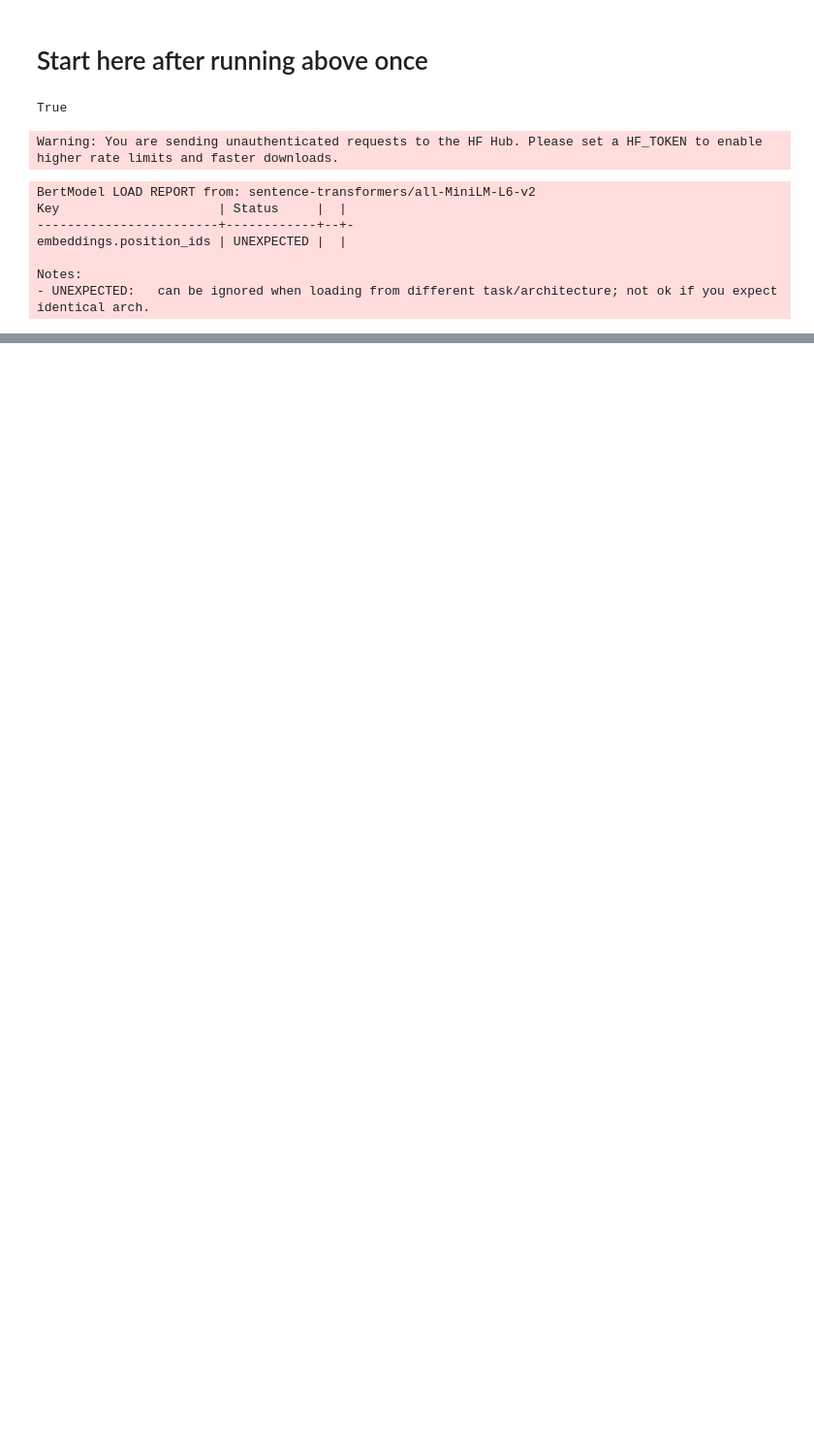
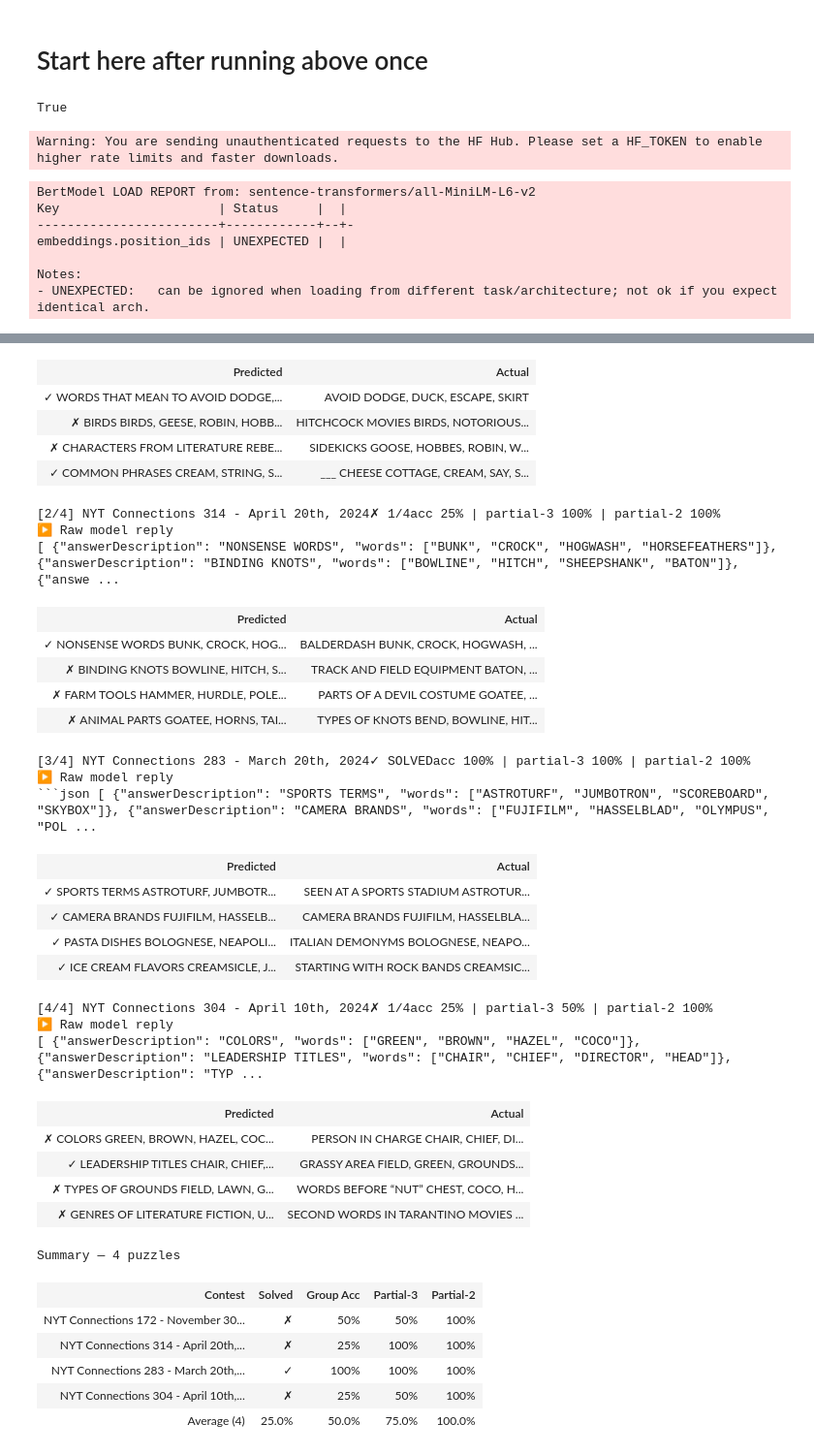
Before and after one commit to anantsahoo/nyt-connections-rag, a Jupyter notebook: notebooks/rag.ipynb, the cells around one changed output, grey strips where cells are left out. Shown at 97% size. Cells and saved outputs as stored; diff of their text form; code cells hidden in the pictures; blank space fills up the shorter version.

````diff
--- a/notebooks/rag.ipynb
+++ b/notebooks/rag.ipynb
@@ -217,0 +722,37 @@ display(output_area)
+# %%
+#Baseline: no hints provied to GPT
+raw_replies_without_hints = []
+all_actual_without_hints = []
+for i, puzzle in enumerate(pool):
+    #message building for GPT prompt
+    # System prompt for NYT Connections game
+    messages = [
+            {"role": "system", "content": f"""You are an expert at solving NYT Connections puzzles.
+
+        The puzzle has 16 words in 4 groups of 4. Each group shares a common theme. Analyze the relationships to find the groups.
+
+        Current puzzle words: {", ".join(puzzle["words"])}
+
+        Think step by step and use your knowledge to find the groups.
+        Return ONLY a JSON array with exactly 4 objects, each with:
+        - "answerDescription": a short ALL-CAPS description of the category
+        - "words": a list of exactly 4 words from the input
+
+        Example format:
+        [
+          {{"answerDescription": "CATEGORY NAME", "words": ["WORD1", "WORD2", "WORD3", "WORD4"]}},
+          ...
+        ]
+        """}
+        ]
+
+    # Test GPT with Baseline (no hints)
+    print("\nTesting GPT with Baseline (no hints) grouping...")
+    group_prompt = (
+        "Group the following 16 words into exactly 4 groups of 4 words each, " + ", ".join(puzzle["words"]) + ". "
+        + "and return only the groups as lists: " )
+
+    raw_reply = ask_gpt(messages, group_prompt)
+    raw_replies_without_hints.append(raw_reply)
+    all_actual_without_hints.append(puzzle["answers"])
+    print(f"  [{i+1}/{len(pool)}] done: {puzzle['contest']}")
@@ -217,0 +775,6 @@ display(output_area)
+# %%
+scores_no_hints, summary_no_hints = evaluate_run(
+    raw_replies_without_hints,
+    all_actual_without_hints,
+)
+# %% [output]
@@ -217,0 +785,36 @@ display(output_area)
+| Predicted | Actual |
+| ✓ WORDS THAT MEAN TO AVOID DODGE,... | AVOID DODGE, DUCK, ESCAPE, SKIRT |
+| ✗ BIRDS BIRDS, GEESE, ROBIN, HOBB... | HITCHCOCK MOVIES BIRDS, NOTORIOUS... |
+| ✗ CHARACTERS FROM LITERATURE REBE... | SIDEKICKS GOOSE, HOBBES, ROBIN, W... |
+| ✓ COMMON PHRASES CREAM, STRING, S... | ___ CHEESE COTTAGE, CREAM, SAY, S... |
+[2/4] NYT Connections 314 - April 20th, 2024✗ 1/4acc 25% | partial-3 100% | partial-2 100%
+▶ Raw model reply
+[ {"answerDescription": "NONSENSE WORDS", "words": ["BUNK", "CROCK", "HOGWASH", "HORSEFEATHERS"]}, {"answerDescription": "BINDING KNOTS", "words": ["BOWLINE", "HITCH", "SHEEPSHANK", "BATON"]}, {"answe ...
+| Predicted | Actual |
+| ✓ NONSENSE WORDS BUNK, CROCK, HOG... | BALDERDASH BUNK, CROCK, HOGWASH, ... |
+| ✗ BINDING KNOTS BOWLINE, HITCH, S... | TRACK AND FIELD EQUIPMENT BATON, ... |
+| ✗ FARM TOOLS HAMMER, HURDLE, POLE... | PARTS OF A DEVIL COSTUME GOATEE, ... |
+| ✗ ANIMAL PARTS GOATEE, HORNS, TAI... | TYPES OF KNOTS BEND, BOWLINE, HIT... |
+[3/4] NYT Connections 283 - March 20th, 2024✓ SOLVEDacc 100% | partial-3 100% | partial-2 100%
+▶ Raw model reply
+```json [ {"answerDescription": "SPORTS TERMS", "words": ["ASTROTURF", "JUMBOTRON", "SCOREBOARD", "SKYBOX"]}, {"answerDescription": "CAMERA BRANDS", "words": ["FUJIFILM", "HASSELBLAD", "OLYMPUS", "POL ...
+| Predicted | Actual |
+| ✓ SPORTS TERMS ASTROTURF, JUMBOTR... | SEEN AT A SPORTS STADIUM ASTROTUR... |
+| ✓ CAMERA BRANDS FUJIFILM, HASSELB... | CAMERA BRANDS FUJIFILM, HASSELBLA... |
+| ✓ PASTA DISHES BOLOGNESE, NEAPOLI... | ITALIAN DEMONYMS BOLOGNESE, NEAPO... |
+| ✓ ICE CREAM FLAVORS CREAMSICLE, J... | STARTING WITH ROCK BANDS CREAMSIC... |
+[4/4] NYT Connections 304 - April 10th, 2024✗ 1/4acc 25% | partial-3 50% | partial-2 100%
+▶ Raw model reply
+[ {"answerDescription": "COLORS", "words": ["GREEN", "BROWN", "HAZEL", "COCO"]}, {"answerDescription": "LEADERSHIP TITLES", "words": ["CHAIR", "CHIEF", "DIRECTOR", "HEAD"]}, {"answerDescription": "TYP ...
+| Predicted | Actual |
+| ✗ COLORS GREEN, BROWN, HAZEL, COC... | PERSON IN CHARGE CHAIR, CHIEF, DI... |
+| ✓ LEADERSHIP TITLES CHAIR, CHIEF,... | GRASSY AREA FIELD, GREEN, GROUNDS... |
+| ✗ TYPES OF GROUNDS FIELD, LAWN, G... | WORDS BEFORE “NUT” CHEST, COCO, H... |
+| ✗ GENRES OF LITERATURE FICTION, U... | SECOND WORDS IN TARANTINO MOVIES ... |
+Summary — 4 puzzles
+| Contest | Solved | Group Acc | Partial-3 | Partial-2 |
+| NYT Connections 172 - November 30... | ✗ | 50% | 50% | 100% |
+| NYT Connections 314 - April 20th,... | ✗ | 25% | 100% | 100% |
+| NYT Connections 283 - March 20th,... | ✓ | 100% | 100% | 100% |
+| NYT Connections 304 - April 10th,... | ✗ | 25% | 50% | 100% |
+| Average (4) | 25.0% | 50.0% | 75.0% | 100.0% |
````
Also changed, not shown: parts of 11 cells of this notebook.
